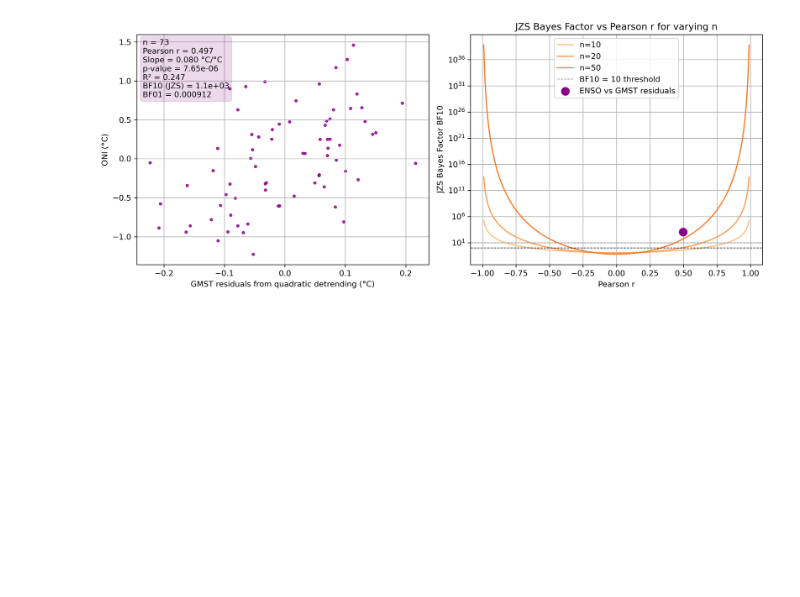
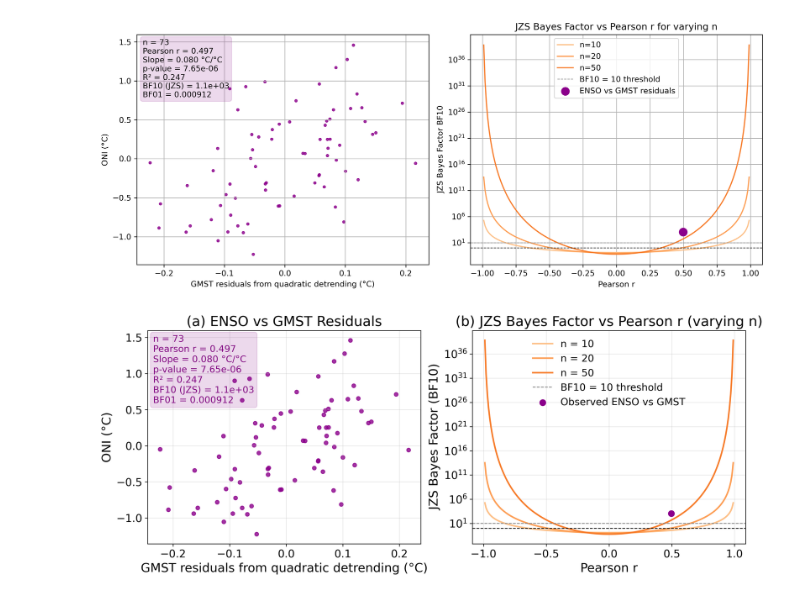
Before and after one commit to jumin94/bayes_factors_climate, a Jupyter notebook: Example2/enso_gmst_correlation.ipynb, the cells around one changed output. Cells and saved outputs as stored; diff of their text form; code cells hidden in the pictures; blank space fills up the shorter version.

```diff
--- a/Example2/enso_gmst_correlation.ipynb
+++ b/Example2/enso_gmst_correlation.ipynb
@@ -209,3 +209,72 @@ plt.show()
 plt.show()
 # %% [output]
 [figure]
+# %%
+# === FONT SETTINGS ===
+TITLE_FONTSIZE = 18
+LABEL_FONTSIZE = 16
+TICK_FONTSIZE  = 14
+LEGEND_FONTSIZE = 13
+ANNOT_FONTSIZE = 12
+
+# === Data and setup ===
+ns = [10, 20, 50]
+rs = np.linspace(-0.99, 0.99, 200)
+
+# Example annotation text
+txt = (
+    f"n = {n}\n"
+    f"Pearson r = {r:.3f}\n"
+    f"Slope = {slope_enso:.3f} °C/°C\n"
+    f"p-value = {p:.3g}\n"
+    f"R² = {R2_enso:.3f}\n"
+    f"BF10 (JZS) = {BF10:.3g}\n"
+    f"BF01 = {BF01:.3g}"
+)
+
+# === Figure ===
+fig, axs = plt.subplots(1, 2, figsize=(12, 5), dpi=300)
+
+# === Panel (a): Scatter plot ===
+axs[0].scatter(y_enso, oni_aligned, alpha=0.8, s=25,
+               color='darkmagenta', label='Data points')
+axs[0].set_xlabel('GMST residuals from quadratic detrending (°C)', fontsize=LABEL_FONTSIZE)
+axs[0].set_ylabel('ONI (°C)', fontsize=LABEL_FONTSIZE)
+axs[0].set_title('(a) ENSO vs GMST Residuals', fontsize=TITLE_FONTSIZE)
+axs[0].tick_params(axis='both', labelsize=TICK_FONTSIZE)
+axs[0].grid(alpha=0.3)
+
+# Annotation box (top-left)
+axs[0].text(
+    0.02, 0.98, txt,
+    transform=axs[0].transAxes,
+    va='top', ha='left',
+    fontsize=ANNOT_FONTSIZE,
+    color='purple',
+    bbox=dict(boxstyle="round", alpha=0.15, color='purple', edgecolor='none')
+)
+
+# === Panel (b): JZS Bayes Factor curves ===
+for i, n_val in enumerate(ns):
+    BF_vals = [bayes_factor_JZS(n=n_val, k=1, R2=r_val**2) for r_val in rs]
+    axs[1].plot(rs, BF_vals, color=dark_oranges[i*2], label=f'n = {n_val}', lw=2)
+
+# Add lines and highlight point
+axs[1].axhline(10, color='gray', linestyle='--', linewidth=1, label='BF10 = 10 threshold')
+axs[1].axhline(1, color='k', linestyle='--', linewidth=1)
+axs[1].scatter(r, BF10, color='darkmagenta', s=100, edgecolor='white', linewidth=1.2, zorder=5,
+               label='Observed ENSO vs GMST')
+
+# Axes formatting
+axs[1].set_yscale('log')
+axs[1].set_xlabel('Pearson r', fontsize=LABEL_FONTSIZE)
+axs[1].set_ylabel('JZS Bayes Factor (BF10)', fontsize=LABEL_FONTSIZE)
+axs[1].set_title('(b) JZS Bayes Factor vs Pearson r (varying n)', fontsize=TITLE_FONTSIZE)
+axs[1].tick_params(axis='both', labelsize=TICK_FONTSIZE)
+axs[1].legend(fontsize=LEGEND_FONTSIZE, frameon=False)
+axs[1].grid(alpha=0.3)
+
+plt.tight_layout()
+plt.show()
+# %% [output]
+[figure, added]
```
Also changed, not shown: 3 other files.
